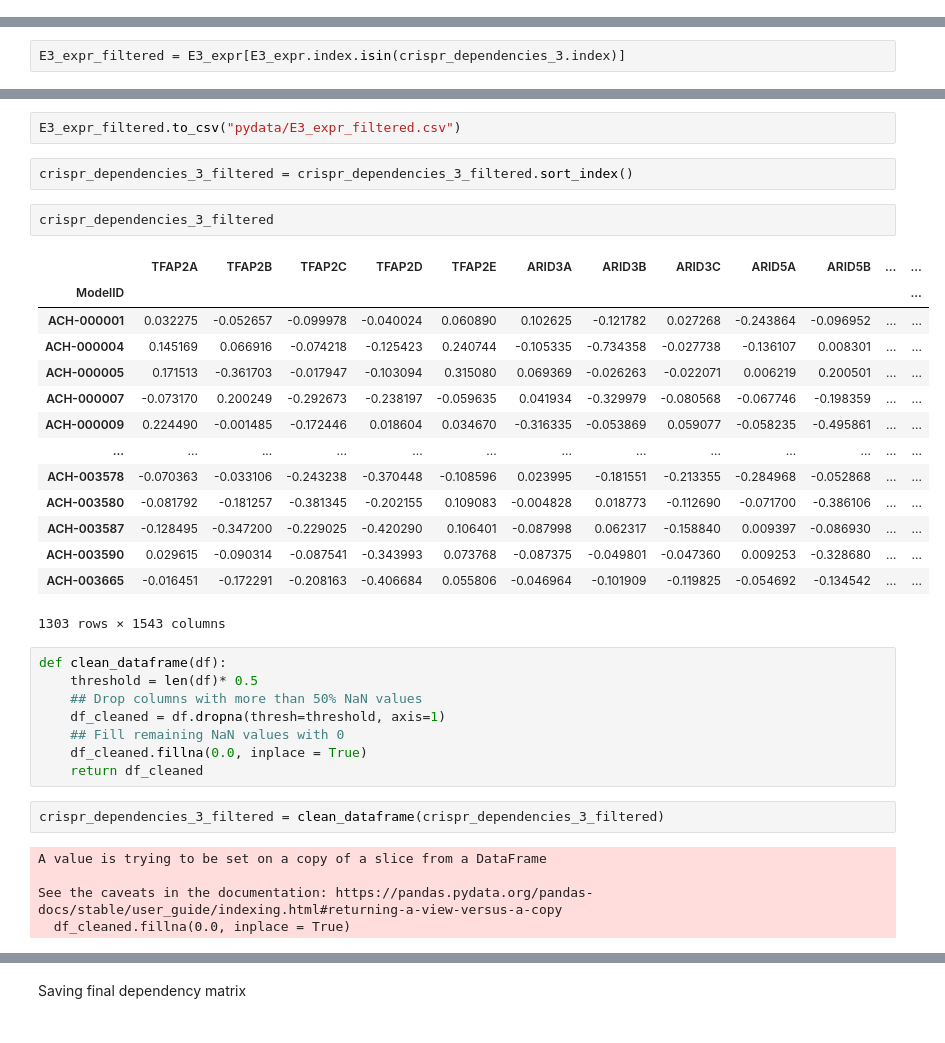
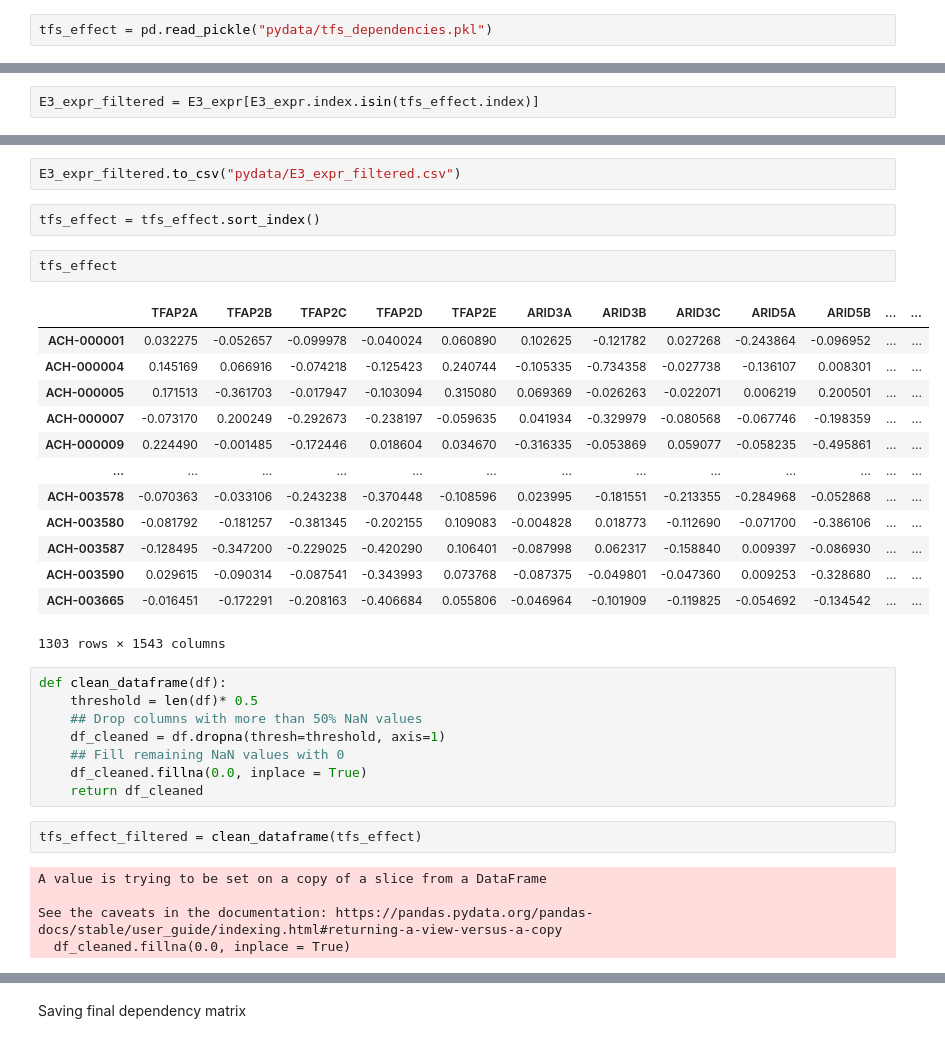
Before and after one commit to ddiannae/cancer_bootcamp25, a Jupyter notebook: tf_dependency_e3ls_expr_correlation.ipynb, the cells around one changed output, grey strips where cells are left out. Saved outputs shown, nothing was run; the diff lists cells and outputs as text.

```diff
--- a/tf_dependency_e3ls_expr_correlation.ipynb
+++ b/tf_dependency_e3ls_expr_correlation.ipynb
@@ -159,0 +16,2 @@ crispr_dependencies_3 = crispr_dependencies_2.iloc[:, :-3]
+# %%
+tfs_effect = pd.read_pickle("pydata/tfs_dependencies.pkl")
@@ -256,3 +125,3 @@ E3_expr
 # %%
-E3_expr_filtered = E3_expr[E3_expr.index.isin(crispr_dependencies_3.index)]
+E3_expr_filtered = E3_expr[E3_expr.index.isin(tfs_effect.index)]
 # %%
@@ -278,25 +147,24 @@ E3_expr_filtered
 E3_expr_filtered = E3_expr_filtered.sort_index()
 # %%
 E3_expr_filtered.to_csv("pydata/E3_expr_filtered.csv")
-# %%
-crispr_dependencies_3_filtered = crispr_dependencies_3_filtered.sort_index()
-# %%
-crispr_dependencies_3_filtered
-# %% [output]
-|  | TFAP2A | TFAP2B | TFAP2C | TFAP2D | TFAP2E | ARID3A | ARID3B | ARID3C | ARID5A | ARID5B | ... | ... |
-| ModelID |  |  |  |  |  |  |  |  |  |  |  | ... |
-| ACH-000001 | 0.032275 | -0.052657 | -0.099978 | -0.040024 | 0.060890 | 0.102625 | -0.121782 | 0.027268 | -0.243864 | -0.096952 | ... | ... |
-| ACH-000004 | 0.145169 | 0.066916 | -0.074218 | -0.125423 | 0.240744 | -0.105335 | -0.734358 | -0.027738 | -0.136107 | 0.008301 | ... | ... |
-| ACH-000005 | 0.171513 | -0.361703 | -0.017947 | -0.103094 | 0.315080 | 0.069369 | -0.026263 | -0.022071 | 0.006219 | 0.200501 | ... | ... |
-| ACH-000007 | -0.073170 | 0.200249 | -0.292673 | -0.238197 | -0.059635 | 0.041934 | -0.329979 | -0.080568 | -0.067746 | -0.198359 | ... | ... |
-| ACH-000009 | 0.224490 | -0.001485 | -0.172446 | 0.018604 | 0.034670 | -0.316335 | -0.053869 | 0.059077 | -0.058235 | -0.495861 | ... | ... |
-| ... | ... | ... | ... | ... | ... | ... | ... | ... | ... | ... | ... | ... |
-| ACH-003578 | -0.070363 | -0.033106 | -0.243238 | -0.370448 | -0.108596 | 0.023995 | -0.181551 | -0.213355 | -0.284968 | -0.052868 | ... | ... |
-| ACH-003580 | -0.081792 | -0.181257 | -0.381345 | -0.202155 | 0.109083 | -0.004828 | 0.018773 | -0.112690 | -0.071700 | -0.386106 | ... | ... |
-| ACH-003587 | -0.128495 | -0.347200 | -0.229025 | -0.420290 | 0.106401 | -0.087998 | 0.062317 | -0.158840 | 0.009397 | -0.086930 | ... | ... |
-| ACH-003590 | 0.029615 | -0.090314 | -0.087541 | -0.343993 | 0.073768 | -0.087375 | -0.049801 | -0.047360 | 0.009253 | -0.328680 | ... | ... |
-| ACH-003665 | -0.016451 | -0.172291 | -0.208163 | -0.406684 | 0.055806 | -0.046964 | -0.101909 | -0.119825 | -0.054692 | -0.134542 | ... | ... |
-1303 rows × 1543 columns
+# %%
+tfs_effect = tfs_effect.sort_index()
+# %%
+tfs_effect
+# %% [output]
+|  | TFAP2A | TFAP2B | TFAP2C | TFAP2D | TFAP2E | ARID3A | ARID3B | ARID3C | ARID5A | ARID5B | ... | ... |
+| ACH-000001 | 0.032275 | -0.052657 | -0.099978 | -0.040024 | 0.060890 | 0.102625 | -0.121782 | 0.027268 | -0.243864 | -0.096952 | ... | ... |
+| ACH-000004 | 0.145169 | 0.066916 | -0.074218 | -0.125423 | 0.240744 | -0.105335 | -0.734358 | -0.027738 | -0.136107 | 0.008301 | ... | ... |
+| ACH-000005 | 0.171513 | -0.361703 | -0.017947 | -0.103094 | 0.315080 | 0.069369 | -0.026263 | -0.022071 | 0.006219 | 0.200501 | ... | ... |
+| ACH-000007 | -0.073170 | 0.200249 | -0.292673 | -0.238197 | -0.059635 | 0.041934 | -0.329979 | -0.080568 | -0.067746 | -0.198359 | ... | ... |
+| ACH-000009 | 0.224490 | -0.001485 | -0.172446 | 0.018604 | 0.034670 | -0.316335 | -0.053869 | 0.059077 | -0.058235 | -0.495861 | ... | ... |
+| ... | ... | ... | ... | ... | ... | ... | ... | ... | ... | ... | ... | ... |
+| ACH-003578 | -0.070363 | -0.033106 | -0.243238 | -0.370448 | -0.108596 | 0.023995 | -0.181551 | -0.213355 | -0.284968 | -0.052868 | ... | ... |
+| ACH-003580 | -0.081792 | -0.181257 | -0.381345 | -0.202155 | 0.109083 | -0.004828 | 0.018773 | -0.112690 | -0.071700 | -0.386106 | ... | ... |
+| ACH-003587 | -0.128495 | -0.347200 | -0.229025 | -0.420290 | 0.106401 | -0.087998 | 0.062317 | -0.158840 | 0.009397 | -0.086930 | ... | ... |
+| ACH-003590 | 0.029615 | -0.090314 | -0.087541 | -0.343993 | 0.073768 | -0.087375 | -0.049801 | -0.047360 | 0.009253 | -0.328680 | ... | ... |
+| ACH-003665 | -0.016451 | -0.172291 | -0.208163 | -0.406684 | 0.055806 | -0.046964 | -0.101909 | -0.119825 | -0.054692 | -0.134542 | ... | ... |
+1303 rows × 1543 columns
 # %%
 def clean_dataframe(df):
     threshold = len(df)* 0.5
@@ -305,11 +173,11 @@ def clean_dataframe(df):
     ## Fill remaining NaN values with 0
     df_cleaned.fillna(0.0, inplace = True)
     return df_cleaned
-# %%
-crispr_dependencies_3_filtered = clean_dataframe(crispr_dependencies_3_filtered)
-# %% [output]
-A value is trying to be set on a copy of a slice from a DataFrame
-
-See the caveats in the documentation: https://pandas.pydata.org/pandas-docs/stable/user_guide/indexing.html#returning-a-view-versus-a-copy
-  df_cleaned.fillna(0.0, inplace = True)
+# %%
+tfs_effect_filtered = clean_dataframe(tfs_effect)
+# %% [output]
+A value is trying to be set on a copy of a slice from a DataFrame
+
+See the caveats in the documentation: https://pandas.pydata.org/pandas-docs/stable/user_guide/indexing.html#returning-a-view-versus-a-copy
+  df_cleaned.fillna(0.0, inplace = True)
 # %%
```
Also changed, not shown: parts of 55 cells of this notebook.
